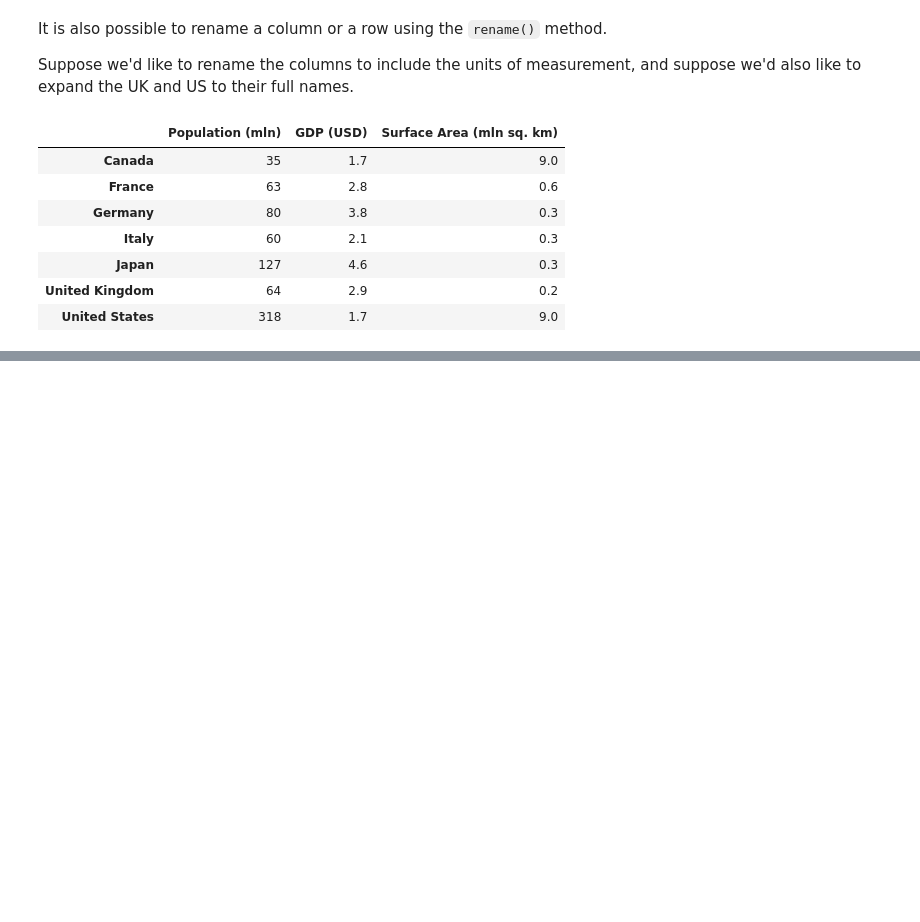
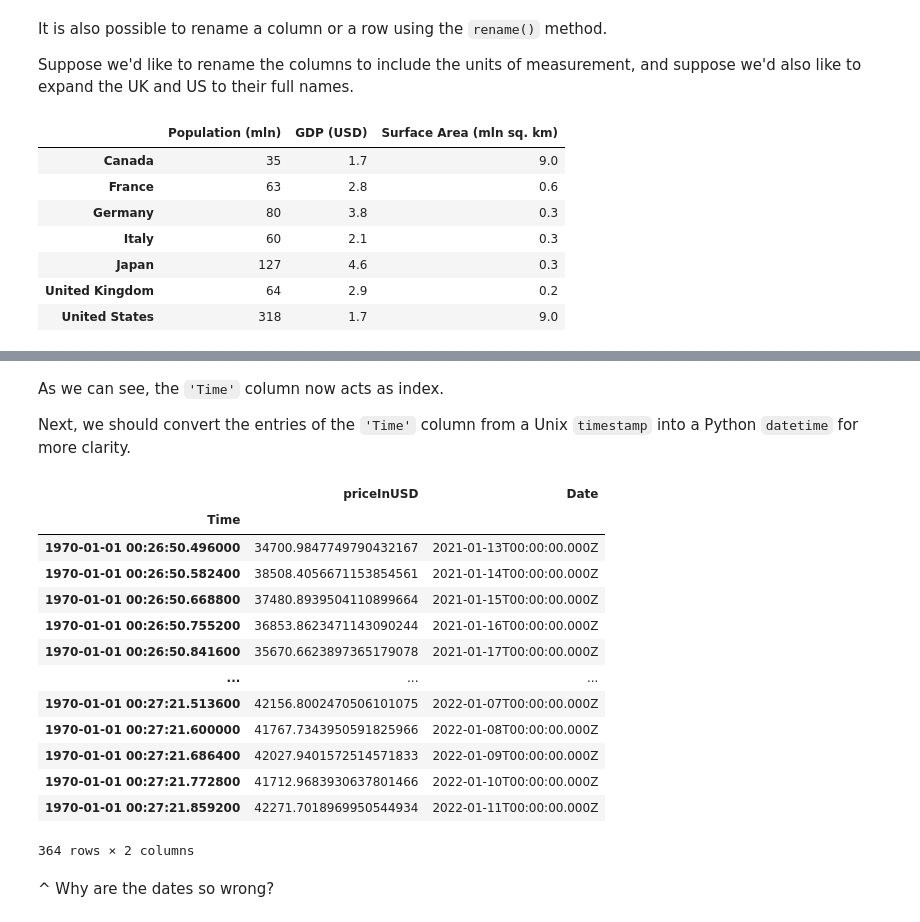
Before and after one commit to v-poghosyan/blog, a Jupyter notebook: _notebooks/2021-12-28-Python-for-ML-Pandas.ipynb, the cells around one changed output, grey strips where cells are left out. Cells and saved outputs as stored; diff of their text form; code cells hidden in the pictures; blank space fills up the shorter version.

Commit message:
Added Bitcoin example to Pandas notebook.

```diff
--- a/_notebooks/2021-12-28-Python-for-ML-Pandas.ipynb
+++ b/_notebooks/2021-12-28-Python-for-ML-Pandas.ipynb
@@ -431,0 +461,26 @@ g7_df.rename(
+# %%
+#collapse-hide
+
+import requests
+import json
+
+# Specifying request URL, payload, and headers
+url = 'https://api.coincap.io/v2/assets/bitcoin/history?interval=d1'
+payload = {}
+headers = {}
+# Making the request and parsing it as JSON
+response = requests.request('GET', url, headers = headers, data = payload)
+json_data = json.loads(response.text)['data']
+# Converting the result into a DataFrame
+bitcoin_df = pd.json_normalize(json_data)
+# Cleanup
+bitcoin_df.rename(
+    columns = {
+        'priceUsd' : 'priceInUSD',
+        'time' : 'Time',
+        'date' : 'Date'
+    },
+    inplace = True
+)
+# Printing the result
+bitcoin_df.head()
@@ -431,0 +498,3 @@ g7_df.rename(
+# %%
+bitcoin_df.set_index('Time', inplace=True)
+bitcoin_df.head()
@@ -431,0 +509,26 @@ g7_df.rename(
+# %% [markdown]
+As we can see, the `'Time'` column now acts as index.
+
+Next, we should convert the entries of the `'Time'` column from a Unix `timestamp` into a Python `datetime` for more clarity.
+# %%
+import datetime
+
+bitcoin_df.index = pd.to_datetime(bitcoin_df.index, dayfirst=True)
+bitcoin_df
+# %% [output]
+|  | priceInUSD | Date |
+| Time |  |  |
+| 1970-01-01 00:26:50.496000 | 34700.9847749790432167 | 2021-01-13T00:00:00.000Z |
+| 1970-01-01 00:26:50.582400 | 38508.4056671153854561 | 2021-01-14T00:00:00.000Z |
+| 1970-01-01 00:26:50.668800 | 37480.8939504110899664 | 2021-01-15T00:00:00.000Z |
+| 1970-01-01 00:26:50.755200 | 36853.8623471143090244 | 2021-01-16T00:00:00.000Z |
+| 1970-01-01 00:26:50.841600 | 35670.6623897365179078 | 2021-01-17T00:00:00.000Z |
+| ... | ... | ... |
+| 1970-01-01 00:27:21.513600 | 42156.8002470506101075 | 2022-01-07T00:00:00.000Z |
+| 1970-01-01 00:27:21.600000 | 41767.7343950591825966 | 2022-01-08T00:00:00.000Z |
+| 1970-01-01 00:27:21.686400 | 42027.9401572514571833 | 2022-01-09T00:00:00.000Z |
+| 1970-01-01 00:27:21.772800 | 41712.9683930637801466 | 2022-01-10T00:00:00.000Z |
+| 1970-01-01 00:27:21.859200 | 42271.7018969950544934 | 2022-01-11T00:00:00.000Z |
+364 rows × 2 columns
+# %% [markdown]
+^ Why are the dates so wrong?
```
Also changed, not shown: parts of 14 cells of this notebook.
